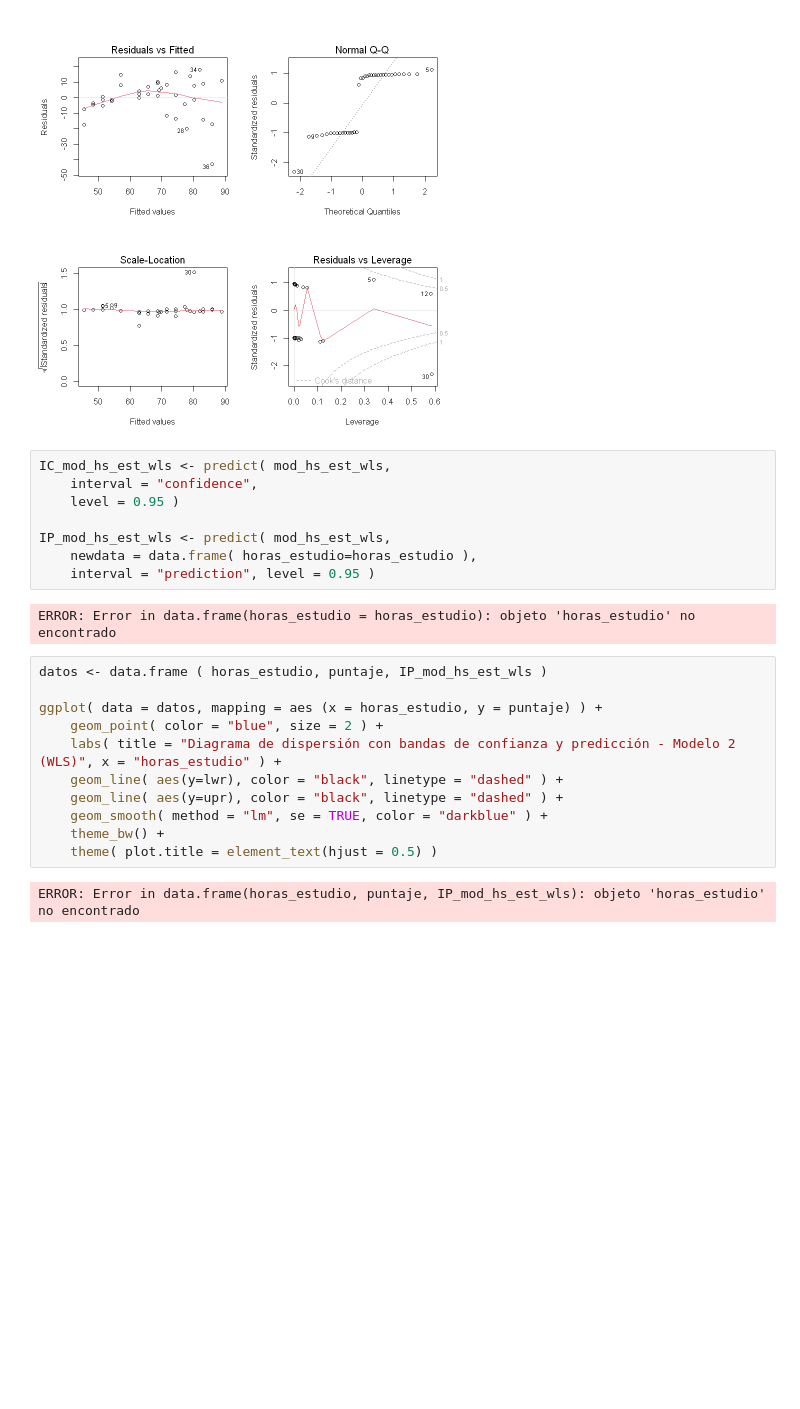
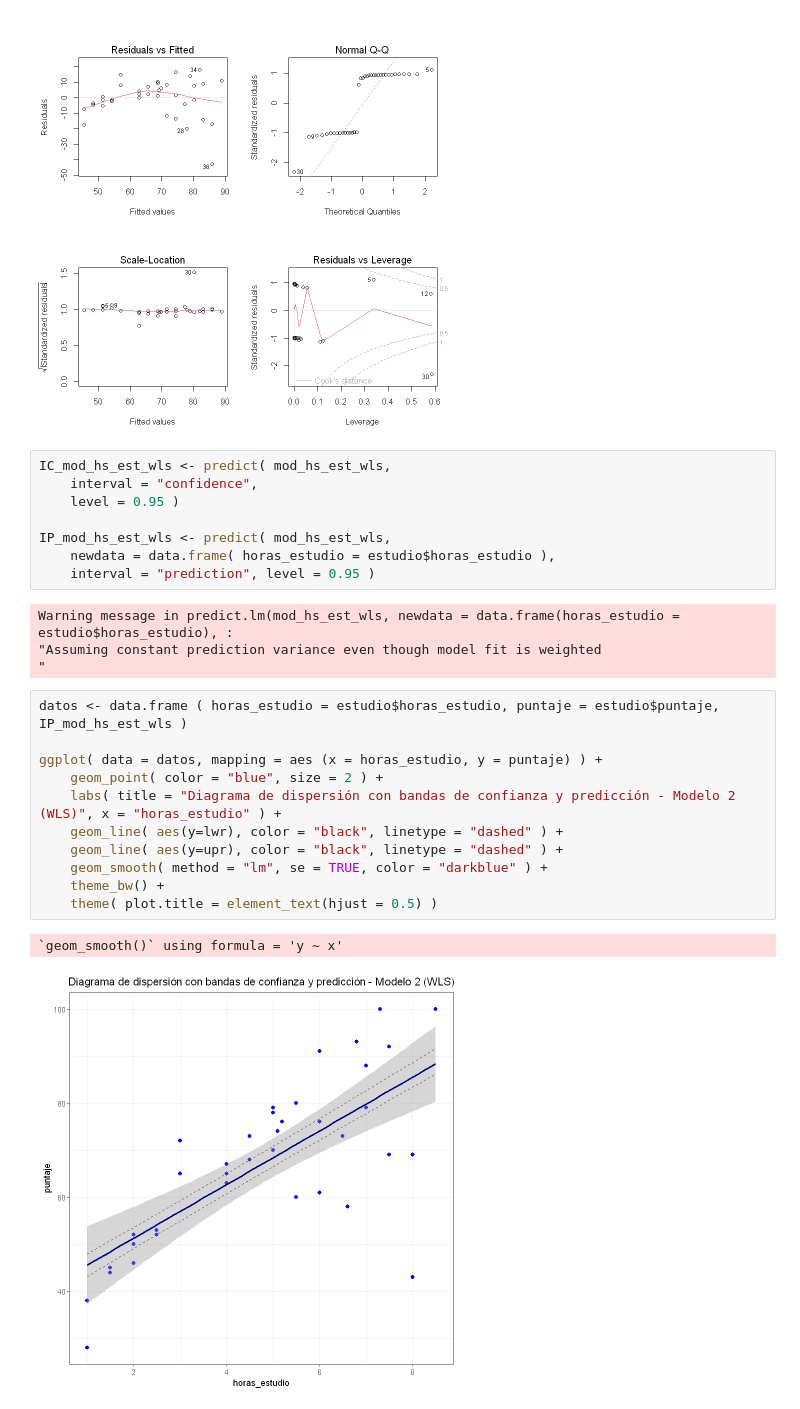
Before and after one commit to ferdcoz/mcd-reg-adv, a Jupyter notebook: tps/tp1/RA_TP1_EJ1_6_FC.ipynb, the cells around one changed output. Drawn from its saved outputs; the diff is of its cells as text; blank space fills up the shorter version.

```diff
--- a/tps/tp1/RA_TP1_EJ1_6_FC.ipynb
+++ b/tps/tp1/RA_TP1_EJ1_6_FC.ipynb
@@ -197,21 +196,24 @@ IC_mod_hs_est_wls <- predict( mod_hs_est_wls,
     level = 0.95 )
 
 IP_mod_hs_est_wls <- predict( mod_hs_est_wls,
-    newdata = data.frame( horas_estudio=horas_estudio ),
+    newdata = data.frame( horas_estudio = estudio$horas_estudio ),
     interval = "prediction", level = 0.95 )
 # %% [output]
-ERROR: Error in data.frame(horas_estudio = horas_estudio): objeto 'horas_estudio' no encontrado
+Warning message in predict.lm(mod_hs_est_wls, newdata = data.frame(horas_estudio = estudio$horas_estudio), :
+"Assuming constant prediction variance even though model fit is weighted
+"
 # %%
-datos <- data.frame ( horas_estudio, puntaje, IP_mod_hs_est_wls )
+datos <- data.frame ( horas_estudio = estudio$horas_estudio, puntaje = estudio$puntaje, IP_mod_hs_est_wls )
 
 ggplot( data = datos, mapping = aes (x = horas_estudio, y = puntaje) ) +
     geom_point( color = "blue", size = 2 ) +
     labs( title = "Diagrama de dispersión con bandas de confianza y predicción - Modelo 2 (WLS)", x = "horas_estudio" ) +
     geom_line( aes(y=lwr), color = "black", linetype = "dashed" ) +
     geom_line( aes(y=upr), color = "black", linetype = "dashed" ) +
     geom_smooth( method = "lm", se = TRUE, color = "darkblue" ) +
     theme_bw() +
     theme( plot.title = element_text(hjust = 0.5) )
 # %% [output]
-ERROR: Error in data.frame(horas_estudio, puntaje, IP_mod_hs_est_wls): objeto 'horas_estudio' no encontrado
+`geom_smooth()` using formula = 'y ~ x'
+[figure, added]
 # %%
```
Also changed, not shown: parts of 23 cells of this notebook, 22 other files.
